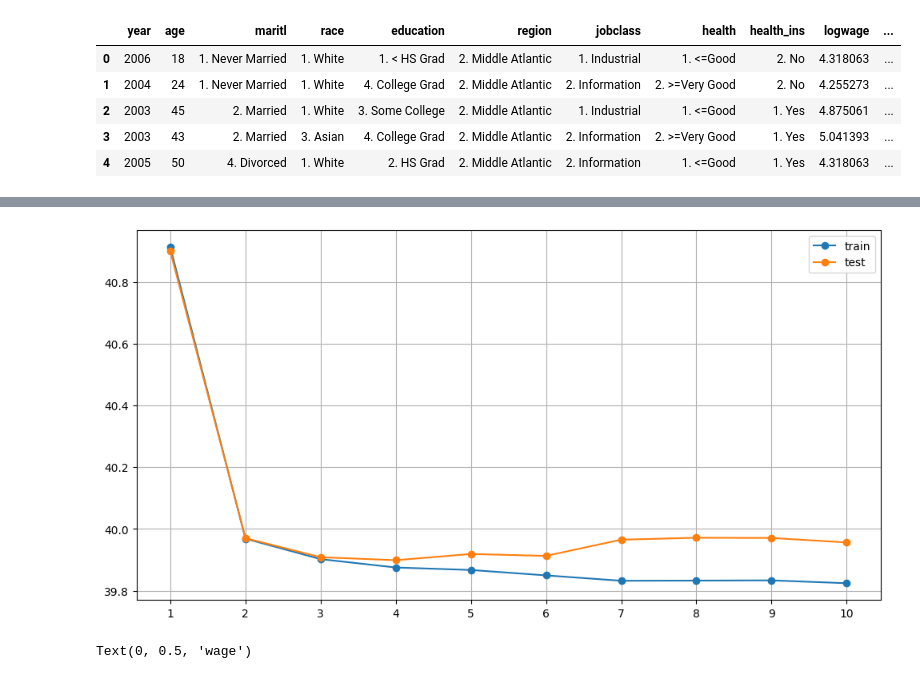
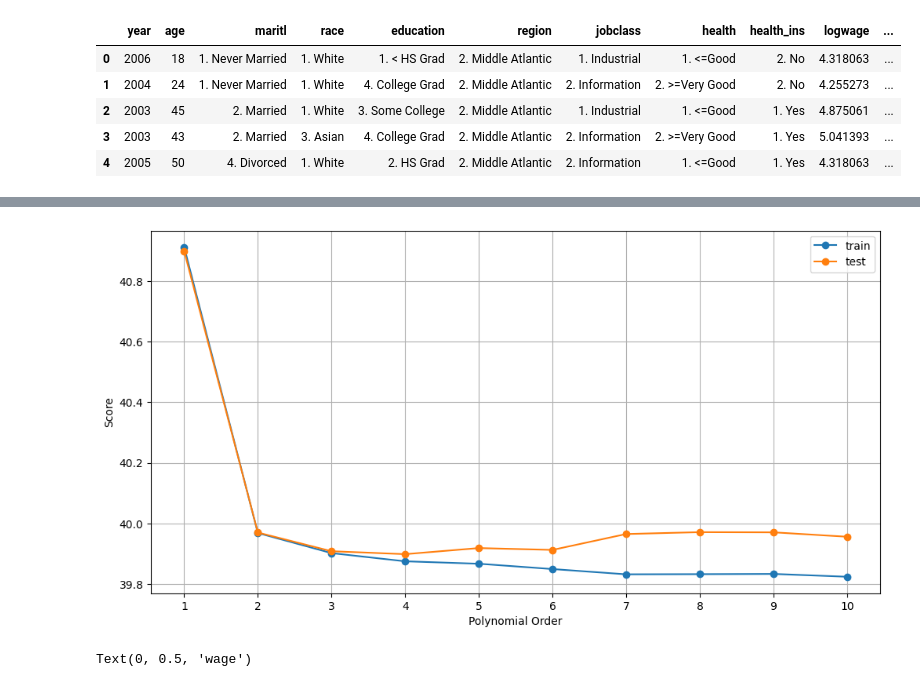
Before and after one commit to deusdevok/ISLP_Python, a Jupyter notebook: Chapter 7/Exercise6.ipynb, the cells around one changed output, grey strips where cells are left out. Saved outputs shown, nothing was run; the diff lists cells and outputs as text; code cells hidden in the pictures.

```diff
--- a/Chapter 7/Exercise6.ipynb
+++ b/Chapter 7/Exercise6.ipynb
@@ -37,25 +37,27 @@ age_data.head()
 # %%
 lrg = LinearRegression()
 
 columns = age_data.columns.to_list()
 
 train_scores = []
 test_scores = []
 for i in range(1, len(columns)+1):
     cv_results = cross_validate(lrg, age_data[columns[:i]], y, cv=5, return_train_score=True, scoring='neg_root_mean_squared_error')
     train_scores.append(-cv_results['train_score'].mean())
     test_scores.append(-cv_results['test_score'].mean())
 
 orders = range(1, 11)
 
 plt.figure(figsize=(12, 6))
 plt.plot(orders, train_scores, marker='o', label='train')
 plt.plot(orders, test_scores, marker='o', label='test')
+plt.xlabel('Polynomial Order')
+plt.ylabel('Score')
 plt.legend()
 plt.grid()
-plt.xticks(range(1, 11))
+plt.xticks(range(1, 11));
 # %% [output]
-[figure, old version]
+[figure, new version]
 # %%
 # Plot the data with the best polynomial
 
```
Also changed, not shown: parts of 1 cell of this notebook, 2 other files.
